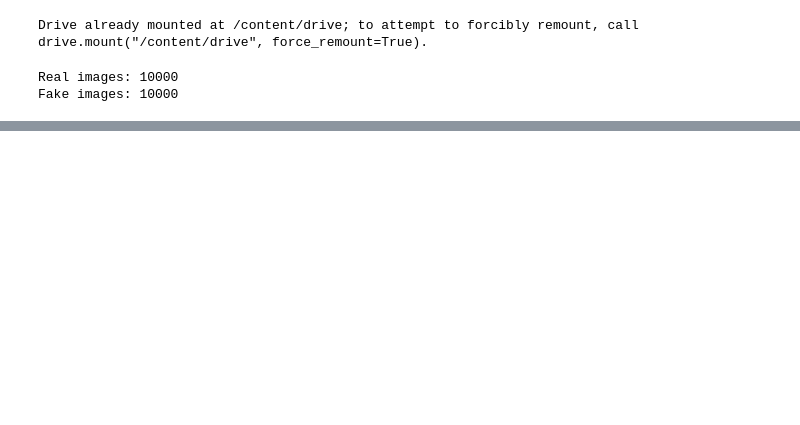
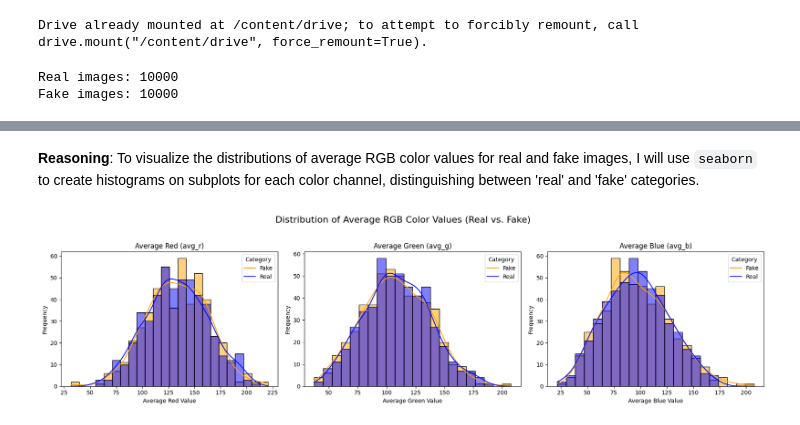
Before and after one commit to AnthonyJia/DS4002_Project3, a Jupyter notebook: SCRIPTS/download_data_and_eda.ipynb, the cells around one changed output, grey strips where cells are left out. Saved outputs shown, nothing was run; the diff lists cells and outputs as text; code cells hidden in the pictures; blank space fills up the shorter version.

```diff
--- a/SCRIPTS/download_data_and_eda.ipynb
+++ b/SCRIPTS/download_data_and_eda.ipynb
@@ -58,0 +382,36 @@ Fake images: 10000
+# %% [markdown]
+**Reasoning**:
+To visualize the distributions of average RGB color values for real and fake images, I will use `seaborn` to create histograms on subplots for each color channel, distinguishing between 'real' and 'fake' categories.
+# %%
+import matplotlib.pyplot as plt
+import seaborn as sns
+
+# Create a figure with subplots for color distributions
+fig, axes = plt.subplots(1, 3, figsize=(18, 5))
+fig.suptitle('Distribution of Average RGB Color Values (Real vs. Fake)', fontsize=16)
+
+# Plot for Red channel
+sns.histplot(data=df_image_properties, x='avg_r', hue='category', kde=True, ax=axes[0], palette={'real': 'blue', 'fake': 'orange'})
+axes[0].set_title('Average Red (avg_r)')
+axes[0].set_xlabel('Average Red Value')
+axes[0].set_ylabel('Frequency')
+axes[0].legend(title='Category', labels=['Fake', 'Real'])
+
+# Plot for Green channel
+sns.histplot(data=df_image_properties, x='avg_g', hue='category', kde=True, ax=axes[1], palette={'real': 'blue', 'fake': 'orange'})
+axes[1].set_title('Average Green (avg_g)')
+axes[1].set_xlabel('Average Green Value')
+axes[1].set_ylabel('Frequency')
+axes[1].legend(title='Category', labels=['Fake', 'Real'])
+
+# Plot for Blue channel
+sns.histplot(data=df_image_properties, x='avg_b', hue='category', kde=True, ax=axes[2], palette={'real': 'blue', 'fake': 'orange'})
+axes[2].set_title('Average Blue (avg_b)')
+axes[2].set_xlabel('Average Blue Value')
+axes[2].set_ylabel('Frequency')
+axes[2].legend(title='Category', labels=['Fake', 'Real'])
+
+plt.tight_layout(rect=[0, 0.03, 1, 0.95])
+plt.show()
+# %% [output]
+[figure, added]
```
Also changed, not shown: parts of 59 cells of this notebook.
